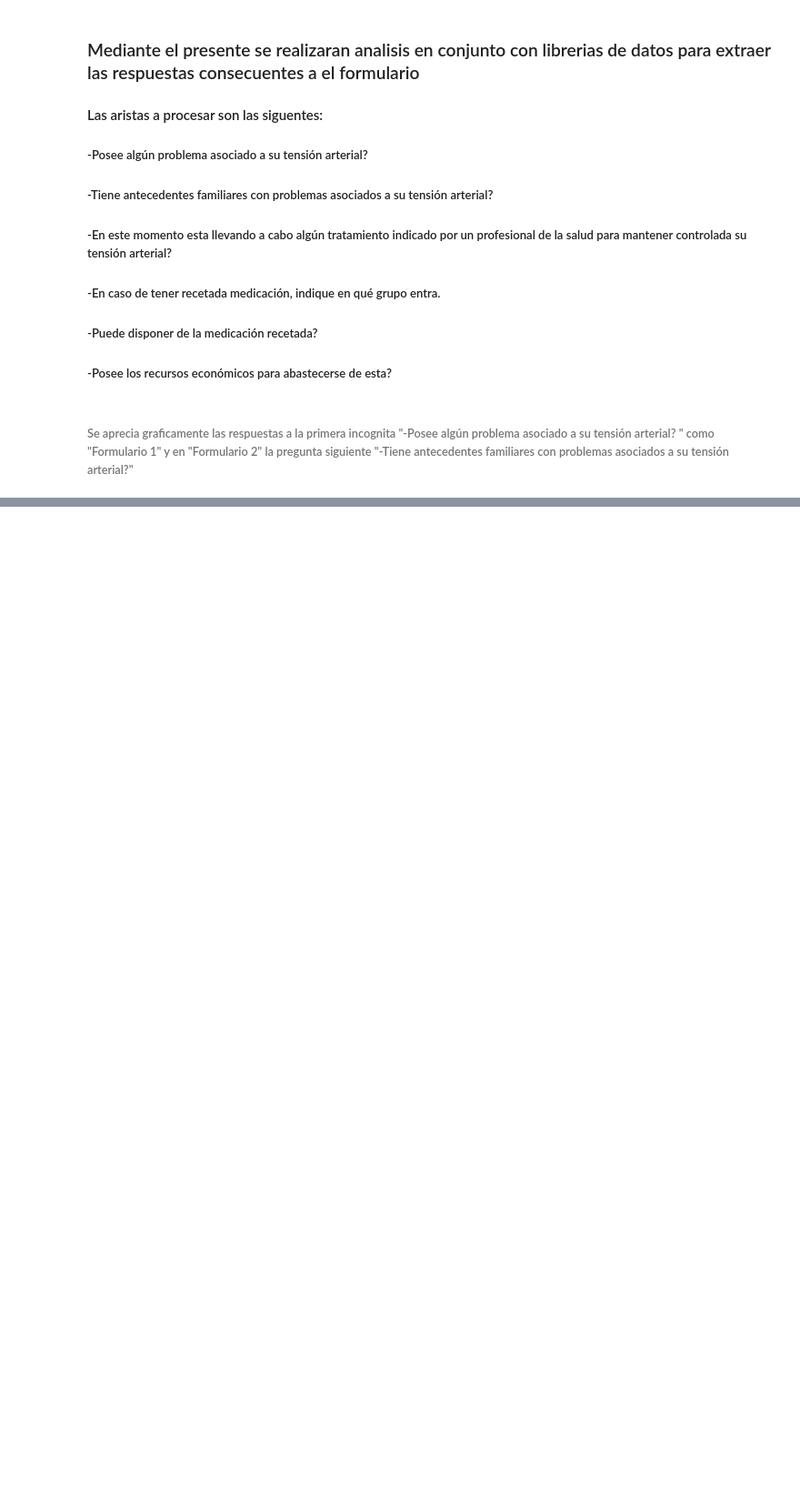
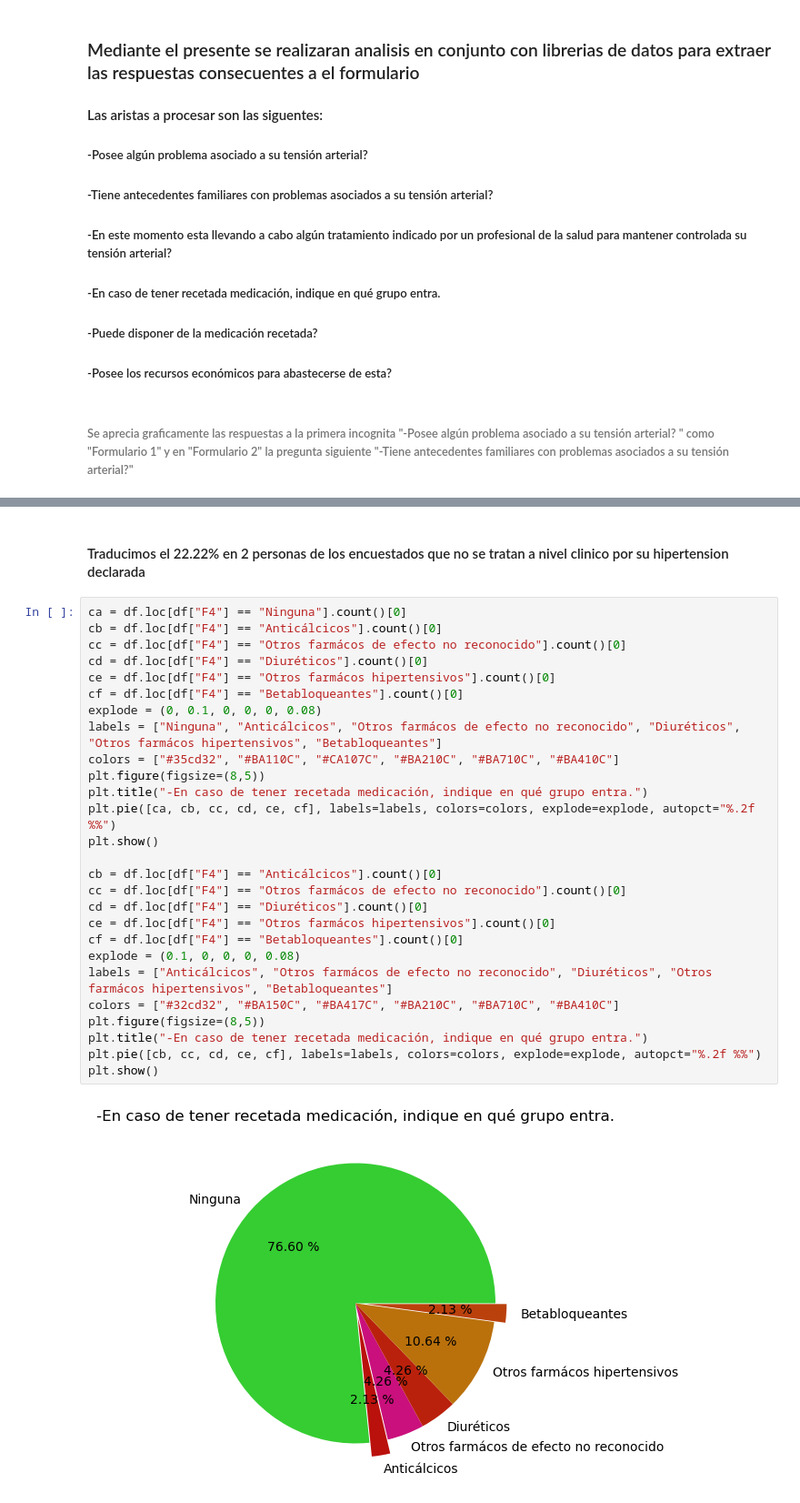
Before and after one commit to ThomasCybart/Tension.Arterial-P, a Jupyter notebook: scripts/Read.ipynb, the cells around one changed output, grey strips where cells are left out. Shown at 91% size. Saved outputs shown, nothing was run; the diff lists cells and outputs as text; blank space fills up the shorter version.

```diff
--- a/scripts/Read.ipynb
+++ b/scripts/Read.ipynb
@@ -64,0 +76,31 @@ plt.show()
+# %% [markdown]
+#### Traducimos el 22.22% en 2 personas de los encuestados que no se tratan a nivel clinico por su hipertension declarada
+# %%
+ca = df.loc[df["F4"] == "Ninguna"].count()[0]
+cb = df.loc[df["F4"] == "Anticálcicos"].count()[0]
+cc = df.loc[df["F4"] == "Otros farmácos de efecto no reconocido"].count()[0]
+cd = df.loc[df["F4"] == "Diuréticos"].count()[0]
+ce = df.loc[df["F4"] == "Otros farmácos hipertensivos"].count()[0]
+cf = df.loc[df["F4"] == "Betabloqueantes"].count()[0]
+explode = (0, 0.1, 0, 0, 0, 0.08)
+labels = ["Ninguna", "Anticálcicos", "Otros farmácos de efecto no reconocido", "Diuréticos", "Otros farmácos hipertensivos", "Betabloqueantes"]
+colors = ["#35cd32", "#BA110C", "#CA107C", "#BA210C", "#BA710C", "#BA410C"]
+plt.figure(figsize=(8,5))
+plt.title("-En caso de tener recetada medicación, indique en qué grupo entra.")
+plt.pie([ca, cb, cc, cd, ce, cf], labels=labels, colors=colors, explode=explode, autopct="%.2f %%")
+plt.show()
+
+cb = df.loc[df["F4"] == "Anticálcicos"].count()[0]
+cc = df.loc[df["F4"] == "Otros farmácos de efecto no reconocido"].count()[0]
+cd = df.loc[df["F4"] == "Diuréticos"].count()[0]
+ce = df.loc[df["F4"] == "Otros farmácos hipertensivos"].count()[0]
+cf = df.loc[df["F4"] == "Betabloqueantes"].count()[0]
+explode = (0.1, 0, 0, 0, 0.08)
+labels = ["Anticálcicos", "Otros farmácos de efecto no reconocido", "Diuréticos", "Otros farmácos hipertensivos", "Betabloqueantes"]
+colors = ["#32cd32", "#BA150C", "#BA417C", "#BA210C", "#BA710C", "#BA410C"]
+plt.figure(figsize=(8,5))
+plt.title("-En caso de tener recetada medicación, indique en qué grupo entra.")
+plt.pie([cb, cc, cd, ce, cf], labels=labels, colors=colors, explode=explode, autopct="%.2f %%")
+plt.show()
+# %% [output]
+[figure, added]
```
Also changed, not shown: parts of 8 cells of this notebook.
